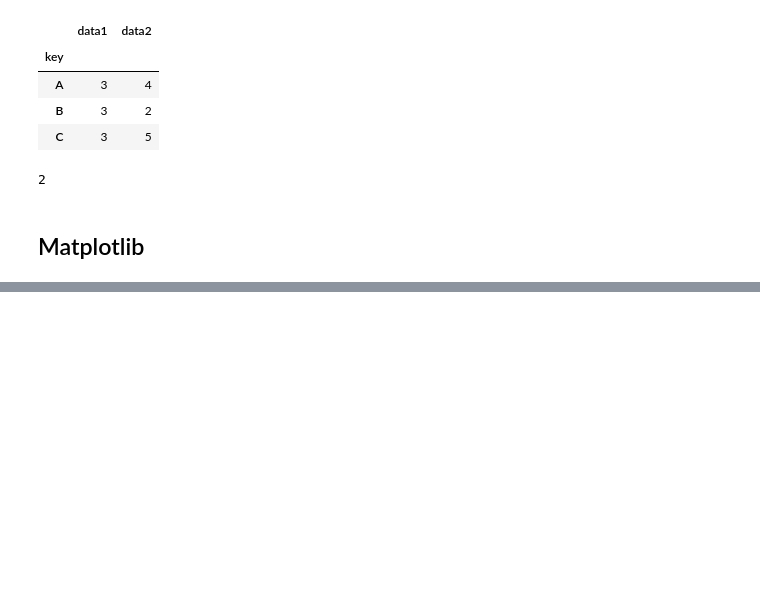
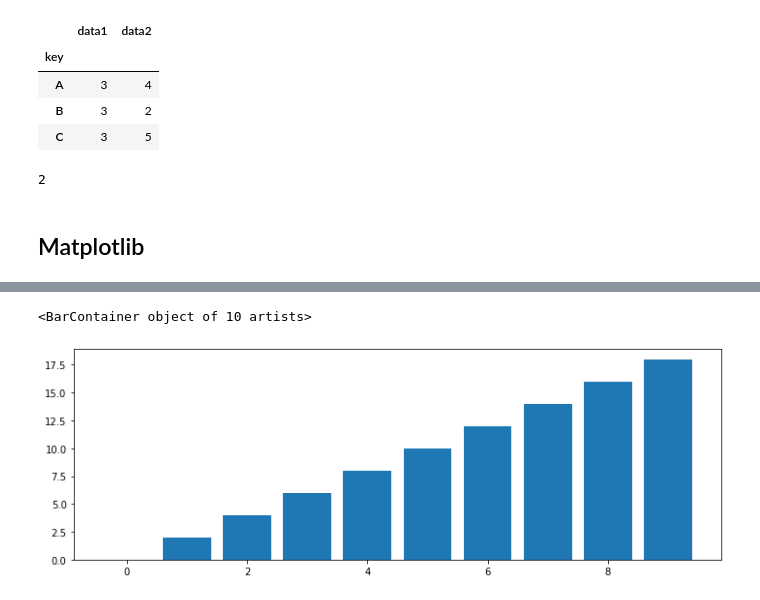
Before and after one commit to mjkimcs/portfolio, a Jupyter notebook: Numpy_Pandas_Matplotlib.ipynb, the cells around one changed output, grey strips where cells are left out. Cells and saved outputs as stored; diff of their text form; code cells hidden in the pictures; blank space fills up the shorter version.

```diff
--- a/Numpy_Pandas_Matplotlib.ipynb
+++ b/Numpy_Pandas_Matplotlib.ipynb
@@ -474,0 +524,12 @@ len(df.groupby("key").get_group("A"))
+# %%
+# Bar plot
+
+from matplotlib import pyplot as plt
+import numpy as np
+
+x = np.arange(10)
+fig, ax = plt.subplots(figsize=(12, 4))
+ax.bar(x, x*2)
+# %% [output]
+<BarContainer object of 10 artists>
+[figure, added]
```
Also changed, not shown: parts of 5 cells of this notebook.
